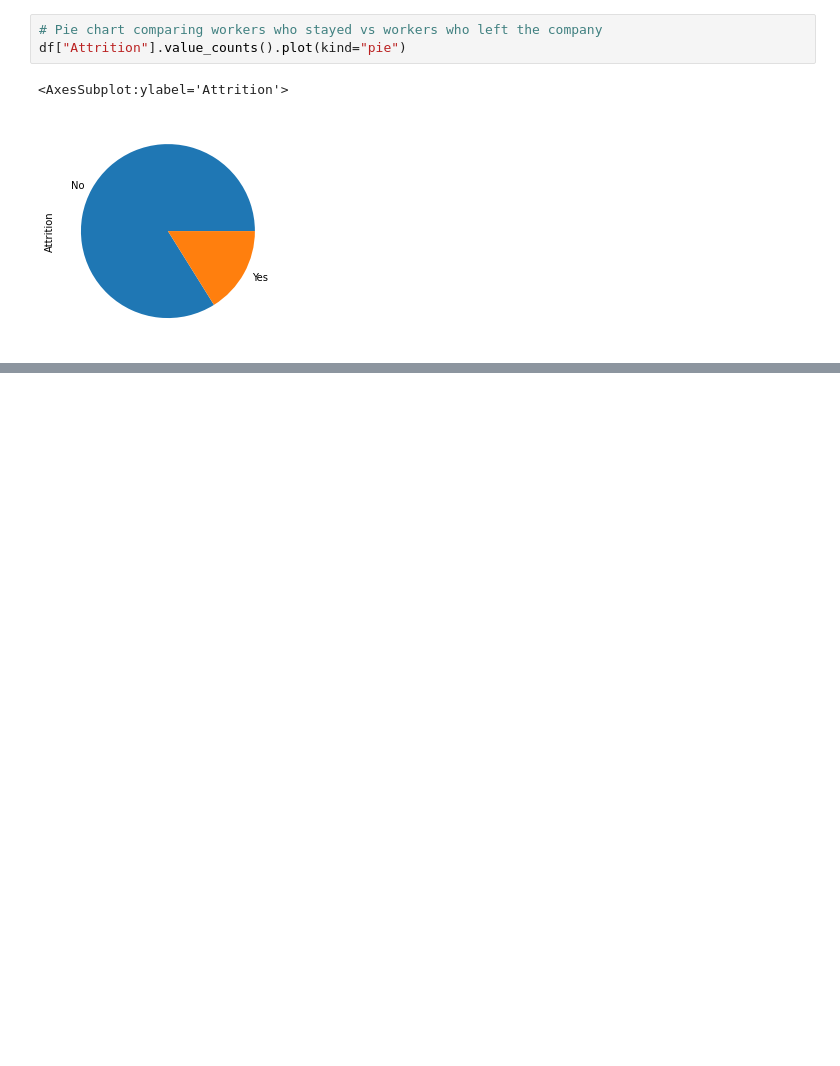
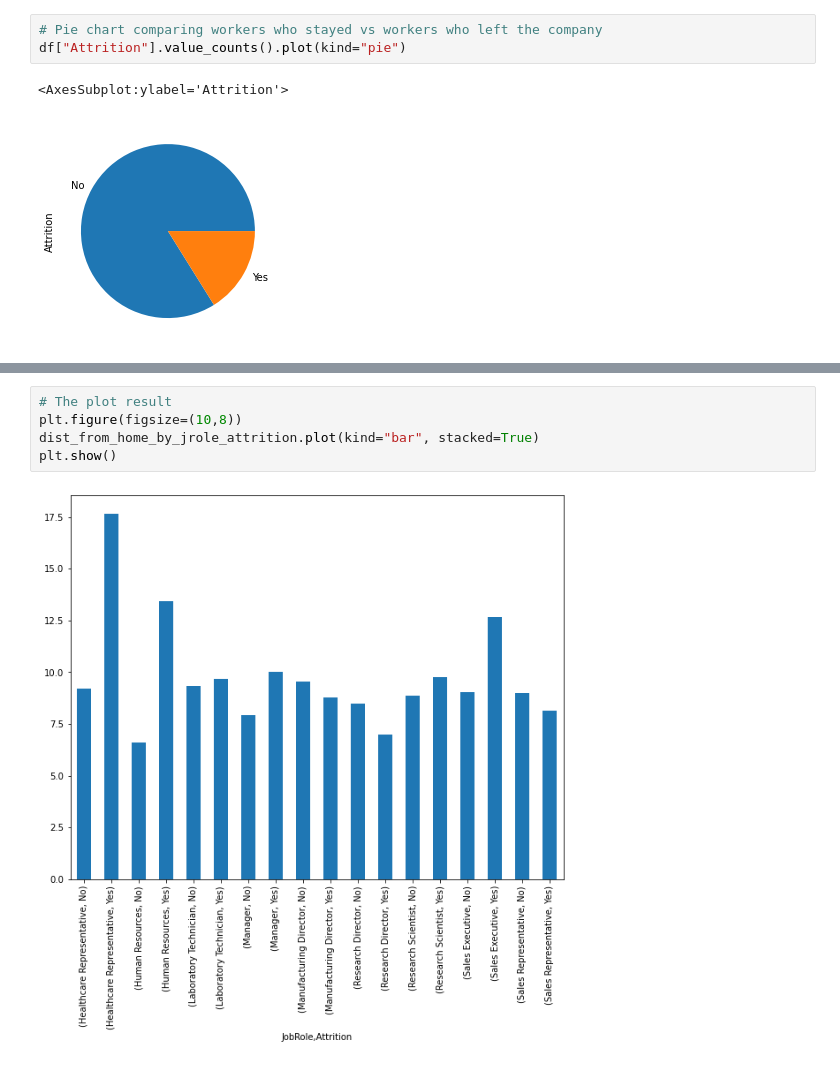
Before and after one commit to rodneymawero/ADS-Assignment-2-3, a Jupyter notebook: Assignment_2_3-1.ipynb, the cells around one changed output, grey strips where cells are left out. Drawn from its saved outputs; the diff is of its cells as text; blank space fills up the shorter version.

```diff
--- a/Assignment_2_3-1.ipynb
+++ b/Assignment_2_3-1.ipynb
@@ -435,0 +489,7 @@ df["Attrition"].value_counts().plot(kind="pie")
+# %%
+# The plot result
+plt.figure(figsize=(10,8))
+dist_from_home_by_jrole_attrition.plot(kind="bar", stacked=True)
+plt.show()
+# %% [output]
+[figure, added]
```
Also changed, not shown: parts of 5 cells of this notebook.
